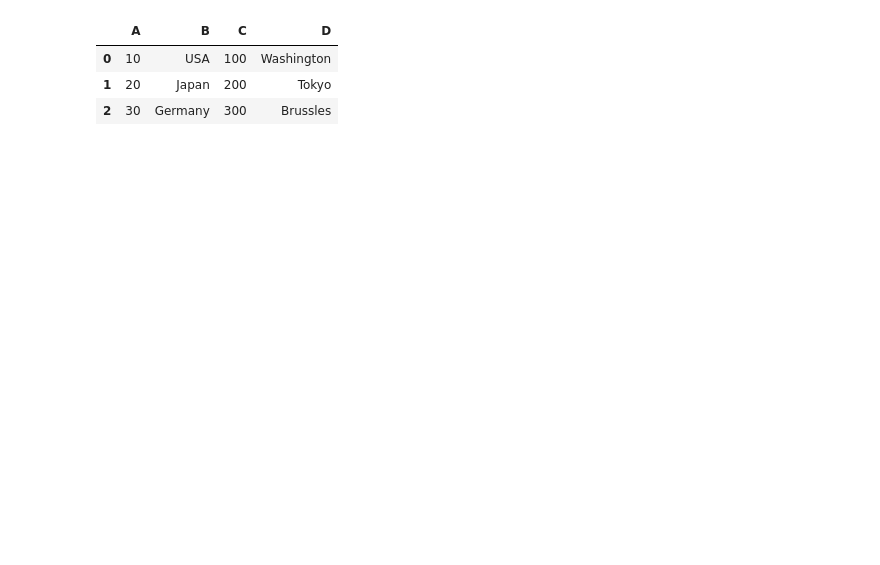
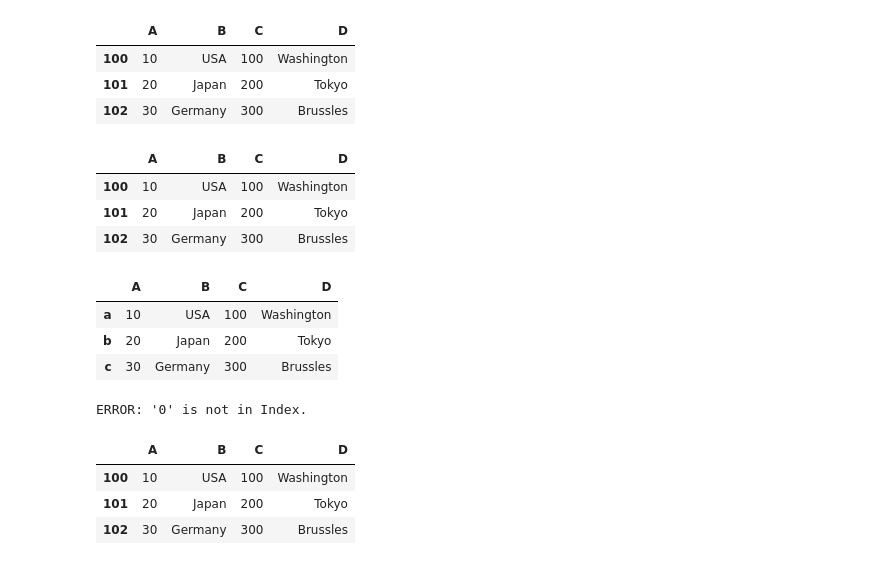
Before and after one commit to bhishanpdl/bp, a Jupyter notebook: examples/example_util_pd_styler.ipynb, the cells around one changed output. Drawn from its saved outputs; the diff is of its cells as text; code cells hidden in the pictures; blank space fills up the shorter version.

```diff
--- a/examples/example_util_pd_styler.ipynb
+++ b/examples/example_util_pd_styler.ipynb
@@ -8,3 +12,7 @@ df = pd.DataFrame({'A':[10,20,30],
             'B':['USA','Japan','Germany'],
             'C': [100,200,300],
              'D': ['Washington','Tokyo','Brussles']})
+
+df.index = df.index + 100
+
+df
@@ -11,7 +95,29 @@ df = pd.DataFrame({'A':[10,20,30],
+# %%
+df.style.apply(_style_rows, axis=None,rows=101)
+# %% [output]
+|  | A | B | C | D |
+| 100 | 10 | USA | 100 | Washington |
+| 101 | 20 | Japan | 200 | Tokyo |
+| 102 | 30 | Germany | 300 | Brussles |
+# %%
+df.style.apply(_style_rows, axis=None,rows=0)
+# %% [output]
+|  | A | B | C | D |
+| 100 | 10 | USA | 100 | Washington |
+| 101 | 20 | Japan | 200 | Tokyo |
+| 102 | 30 | Germany | 300 | Brussles |
+# %%
+df2.style.apply(_style_rows, axis=None,rows=0)
+# %% [output]
+|  | A | B | C | D |
+| a | 10 | USA | 100 | Washington |
+| b | 20 | Japan | 200 | Tokyo |
+| c | 30 | Germany | 300 | Brussles |
 # %%
-bp.style_row(df,1)
+bp.style_rows(df,0)
 # %% [output]
+ERROR: '0' is not in Index.
 |  | A | B | C | D |
-| 0 | 10 | USA | 100 | Washington |
-| 1 | 20 | Japan | 200 | Tokyo |
-| 2 | 30 | Germany | 300 | Brussles |
+| 100 | 10 | USA | 100 | Washington |
+| 101 | 20 | Japan | 200 | Tokyo |
+| 102 | 30 | Germany | 300 | Brussles |
```
Also changed, not shown: parts of 46 cells of this notebook, 4 other files.
